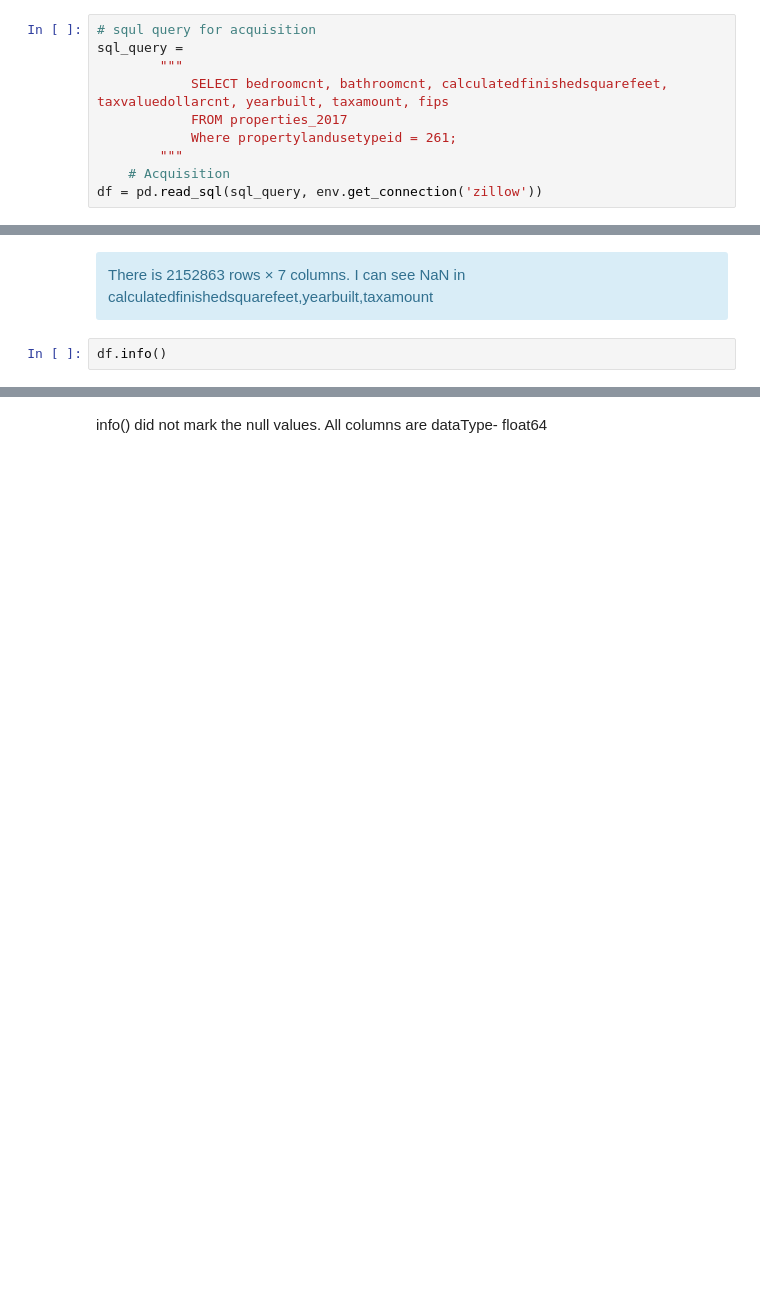
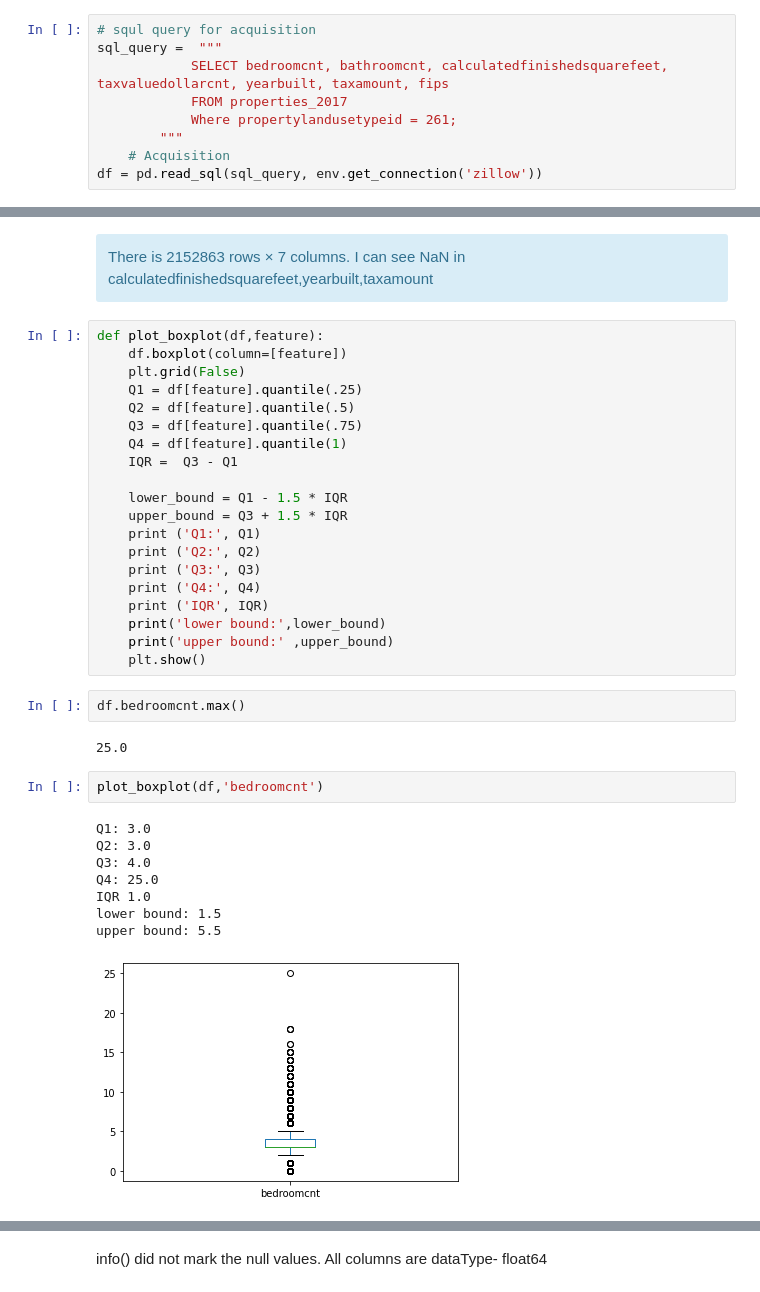
Before and after one commit to Yvette-Ibarra/regression-exercises, a Jupyter notebook: wrangle.ipynb, the cells around one changed output, grey strips where cells are left out. Cells and saved outputs as stored; diff of their text form; blank space fills up the shorter version.

```diff
--- a/wrangle.ipynb
+++ b/wrangle.ipynb
@@ -11,8 +11,7 @@ import wrangle.py as w
 Acquire bedroomcnt, bathroomcnt, calculatedfinishedsquarefeet, taxvaluedollarcnt, yearbuilt, taxamount, and fips from the zillow database for all 'Single Family Residential' properties.
 # %%
 # squl query for acquisition
-sql_query =
-        """
+sql_query =  """
             SELECT bedroomcnt, bathroomcnt, calculatedfinishedsquarefeet, taxvaluedollarcnt, yearbuilt, taxamount, fips
             FROM properties_2017
             Where propertylandusetypeid = 261;
@@ -42,5 +41,38 @@ df.sample(20)
 # %% [markdown]
 <div class="alert alert-info"> There is 2152863 rows × 7 columns.
 I can see NaN in calculatedfinishedsquarefeet,yearbuilt,taxamount
-# %%
-df.info()
+# %%
+def plot_boxplot(df,feature):
+    df.boxplot(column=[feature])
+    plt.grid(False)
+    Q1 = df[feature].quantile(.25)
+    Q2 = df[feature].quantile(.5)
+    Q3 = df[feature].quantile(.75)
+    Q4 = df[feature].quantile(1)
+    IQR =  Q3 - Q1
+
+    lower_bound = Q1 - 1.5 * IQR
+    upper_bound = Q3 + 1.5 * IQR
+    print ('Q1:', Q1)
+    print ('Q2:', Q2)
+    print ('Q3:', Q3)
+    print ('Q4:', Q4)
+    print ('IQR', IQR)
+    print('lower bound:',lower_bound)
+    print('upper bound:' ,upper_bound)
+    plt.show()
+# %%
+df.bedroomcnt.max()
+# %% [output]
+25.0
+# %%
+plot_boxplot(df,'bedroomcnt')
+# %% [output]
+Q1: 3.0
+Q2: 3.0
+Q3: 4.0
+Q4: 25.0
+IQR 1.0
+lower bound: 1.5
+upper bound: 5.5
+[figure, added]
```
Also changed, not shown: parts of 14 cells of this notebook.
